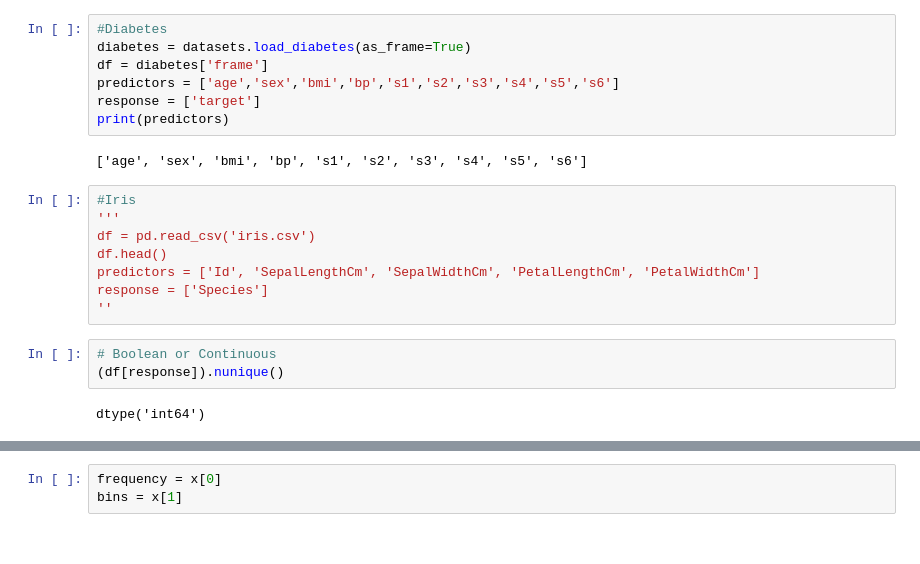
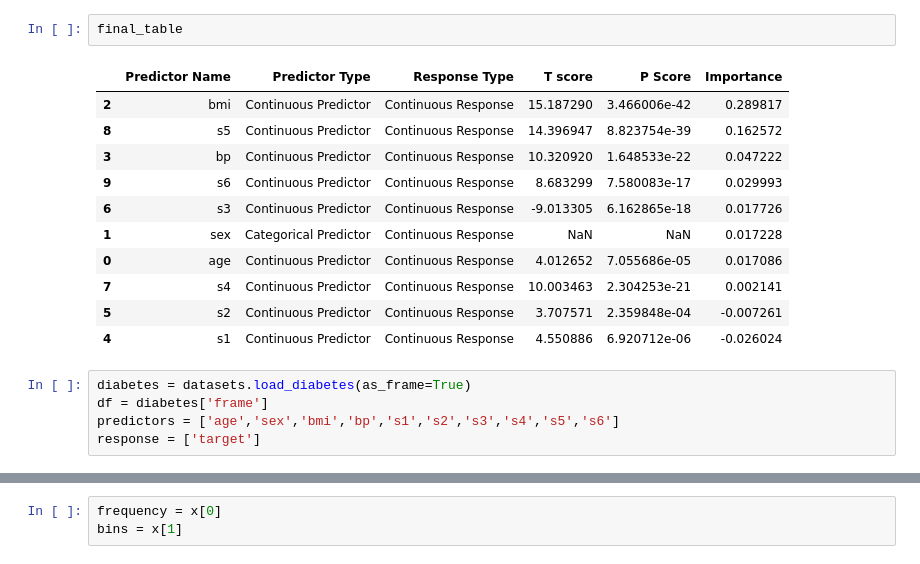
Before and after one commit to Zack1803/bda602, a Jupyter notebook: hw4/hw4.ipynb, the cells around one changed output, grey strips where cells are left out. Saved outputs shown, nothing was run; the diff lists cells and outputs as text.

Commit message:
updated hw4, still working on mean of response

```diff
--- a/hw4/hw4.ipynb
+++ b/hw4/hw4.ipynb
@@ -23,22 +395,19 @@ from sklearn.metrics import confusion_matrix
+# %%
+final_table
+# %% [output]
+|  | Predictor Name | Predictor Type | Response Type | T score | P Score | Importance |
+| 2 | bmi | Continuous Predictor | Continuous Response | 15.187290 | 3.466006e-42 | 0.289817 |
+| 8 | s5 | Continuous Predictor | Continuous Response | 14.396947 | 8.823754e-39 | 0.162572 |
+| 3 | bp | Continuous Predictor | Continuous Response | 10.320920 | 1.648533e-22 | 0.047222 |
+| 9 | s6 | Continuous Predictor | Continuous Response | 8.683299 | 7.580083e-17 | 0.029993 |
+| 6 | s3 | Continuous Predictor | Continuous Response | -9.013305 | 6.162865e-18 | 0.017726 |
+| 1 | sex | Categorical Predictor | Continuous Response | NaN | NaN | 0.017228 |
+| 0 | age | Continuous Predictor | Continuous Response | 4.012652 | 7.055686e-05 | 0.017086 |
+| 7 | s4 | Continuous Predictor | Continuous Response | 10.003463 | 2.304253e-21 | 0.002141 |
+| 5 | s2 | Continuous Predictor | Continuous Response | 3.707571 | 2.359848e-04 | -0.007261 |
+| 4 | s1 | Continuous Predictor | Continuous Response | 4.550886 | 6.920712e-06 | -0.026024 |
 # %%
-#Diabetes
 diabetes = datasets.load_diabetes(as_frame=True)
 df = diabetes['frame']
 predictors = ['age','sex','bmi','bp','s1','s2','s3','s4','s5','s6']
 response = ['target']
-print(predictors)
-# %% [output]
-['age', 'sex', 'bmi', 'bp', 's1', 's2', 's3', 's4', 's5', 's6']
-# %%
-#Iris
-'''
-df = pd.read_csv('iris.csv')
-df.head()
-predictors = ['Id', 'SepalLengthCm', 'SepalWidthCm', 'PetalLengthCm', 'PetalWidthCm']
-response = ['Species']
-''
-# %%
-# Boolean or Continuous
-(df[response]).nunique()
-# %% [output]
-dtype('int64')
```
Also changed, not shown: parts of 16 cells of this notebook, 6 other files.
